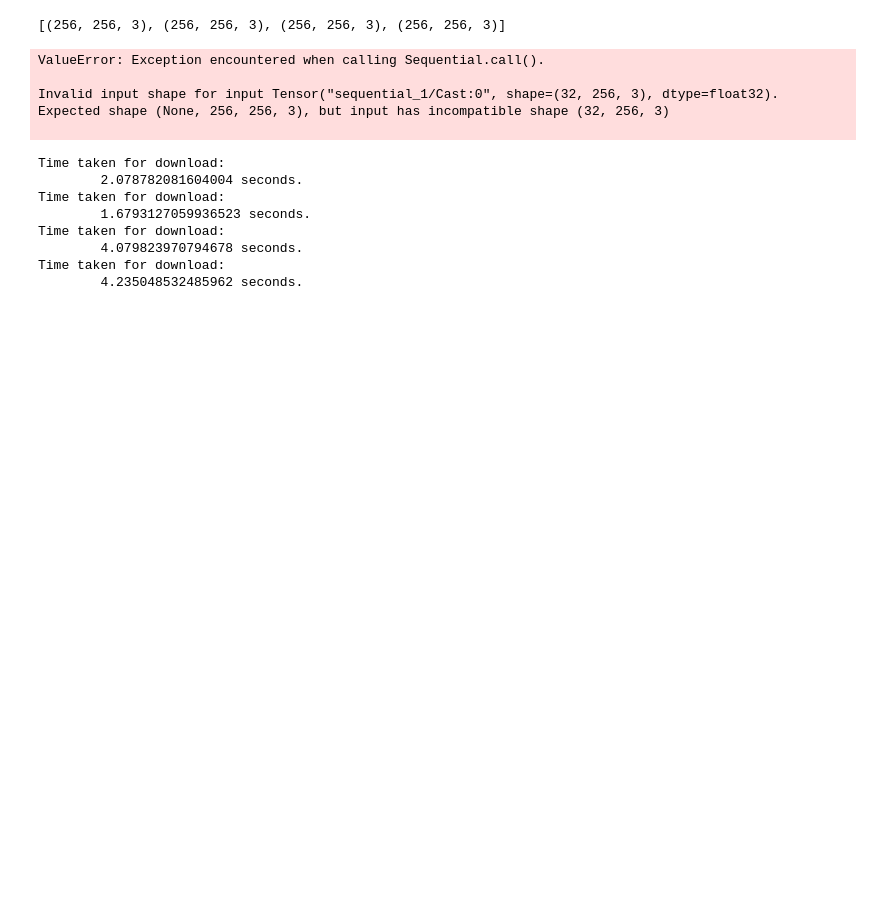
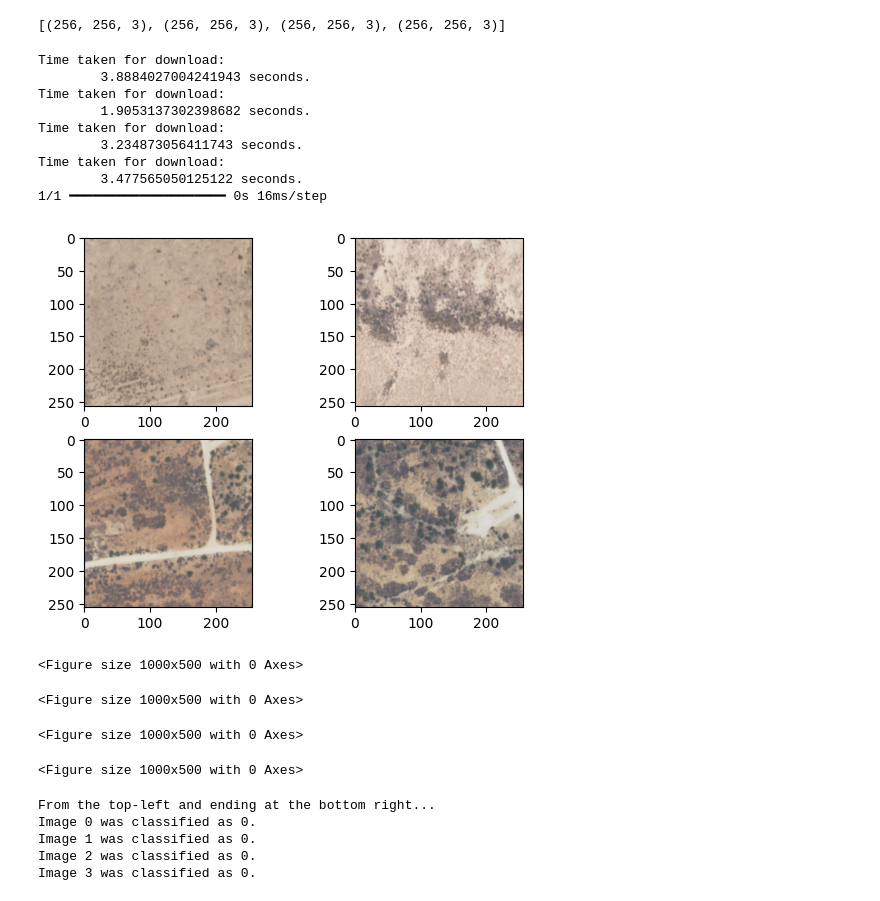
Before and after one commit to LuckyLaharlTim/pipeline-elevation-project, a Jupyter notebook: Modeling/SamplePredictions.ipynb, the cells around one changed output. Saved outputs shown, nothing was run; the diff lists cells and outputs as text; code cells hidden in the pictures; blank space fills up the shorter version.

Commit message:
updated view of model predictions

```diff
--- a/Modeling/SamplePredictions.ipynb
+++ b/Modeling/SamplePredictions.ipynb
@@ -189,21 +179,16 @@ AbsModel = load_model("saved_models/absoluteBinaryModel.keras")
 [pic.shape for pic in predList]
 # %% [output]
 [(256, 256, 3), (256, 256, 3), (256, 256, 3), (256, 256, 3)]
-# %%
-AbsModel.predict(predList)
-# %% [output]
-ValueError: Exception encountered when calling Sequential.call().
-
-Invalid input shape for input Tensor("sequential_1/Cast:0", shape=(32, 256, 3), dtype=float32). Expected shape (None, 256, 256, 3), but input has incompatible shape (32, 256, 3)
-
 # %%
-predList = [getImage(1005,2401),getImage(1005,2401),getImage(1005,2212),getImage(1005,2296)]
+predList = [getImage(1102,276),getImage(1164,682),getImage(1005,2212),getImage(1005,2296)]
+predictions = AbsModel.predict(np.stack(predList,axis=0))
 # %% [output]
 Time taken for download:
-        2.078782081604004 seconds.
+        3.8884027004241943 seconds.
 Time taken for download:
-        1.6793127059936523 seconds.
+        1.9053137302398682 seconds.
 Time taken for download:
-        4.079823970794678 seconds.
+        3.234873056411743 seconds.
 Time taken for download:
-        4.235048532485962 seconds.
+        3.477565050125122 seconds.
+1/1 ━━━━━━━━━━━━━━━━━━━━ 0s 16ms/step
@@ -220,3 +195,32 @@ plt.show()
+# %%
+fig, ax = plt.subplots(int(math.sqrt(len(predList))),int(math.sqrt(len(predList))))
+
+plt.figure(figsize=(10, 5))
+ax[0,0].imshow(predList[0], cmap='viridis')
+plt.figure(figsize=(10, 5))
+ax[0,1].imshow(predList[1], cmap='viridis')
+plt.figure(figsize=(10, 5))
+ax[1,0].imshow(predList[2], cmap='viridis')
+plt.figure(figsize=(10, 5))
+ax[1,1].imshow(predList[3], cmap='viridis')
+
+
+plt.show()
+
+print("From the top-left and ending at the bottom right...")
+for i in range(len(predList)):
+    print(f"Image {i} was classified as {getVal(predictions[i][0])}.")
+# %% [output]
+[figure, added]
+<Figure size 1000x500 with 0 Axes>
+<Figure size 1000x500 with 0 Axes>
+<Figure size 1000x500 with 0 Axes>
+<Figure size 1000x500 with 0 Axes>
+From the top-left and ending at the bottom right...
+Image 0 was classified as 0.
+Image 1 was classified as 0.
+Image 2 was classified as 0.
+Image 3 was classified as 0.
 # %%
 
 distances_train = []
```
Also changed, not shown: parts of 2 cells of this notebook, 3 other files.
